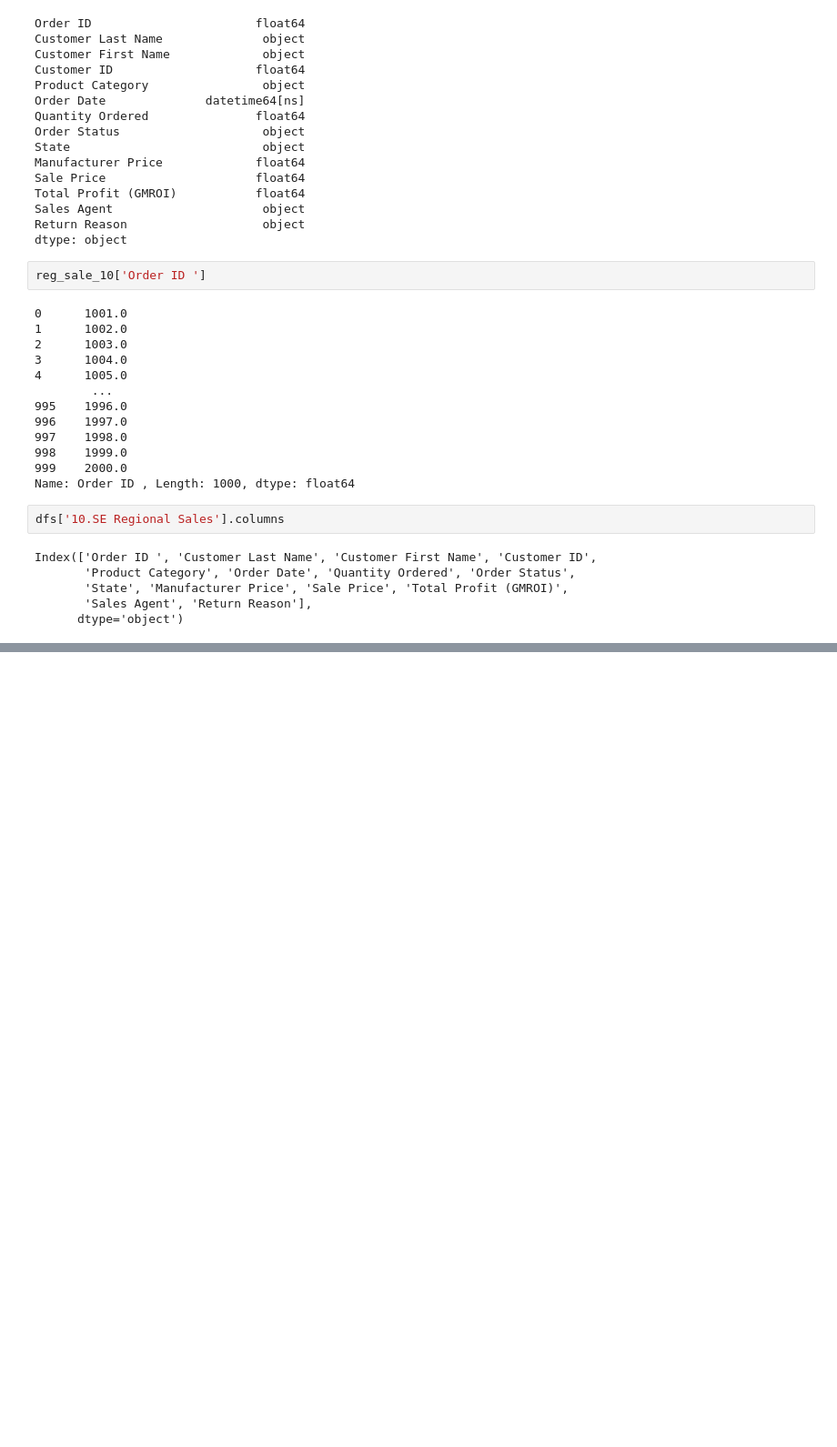
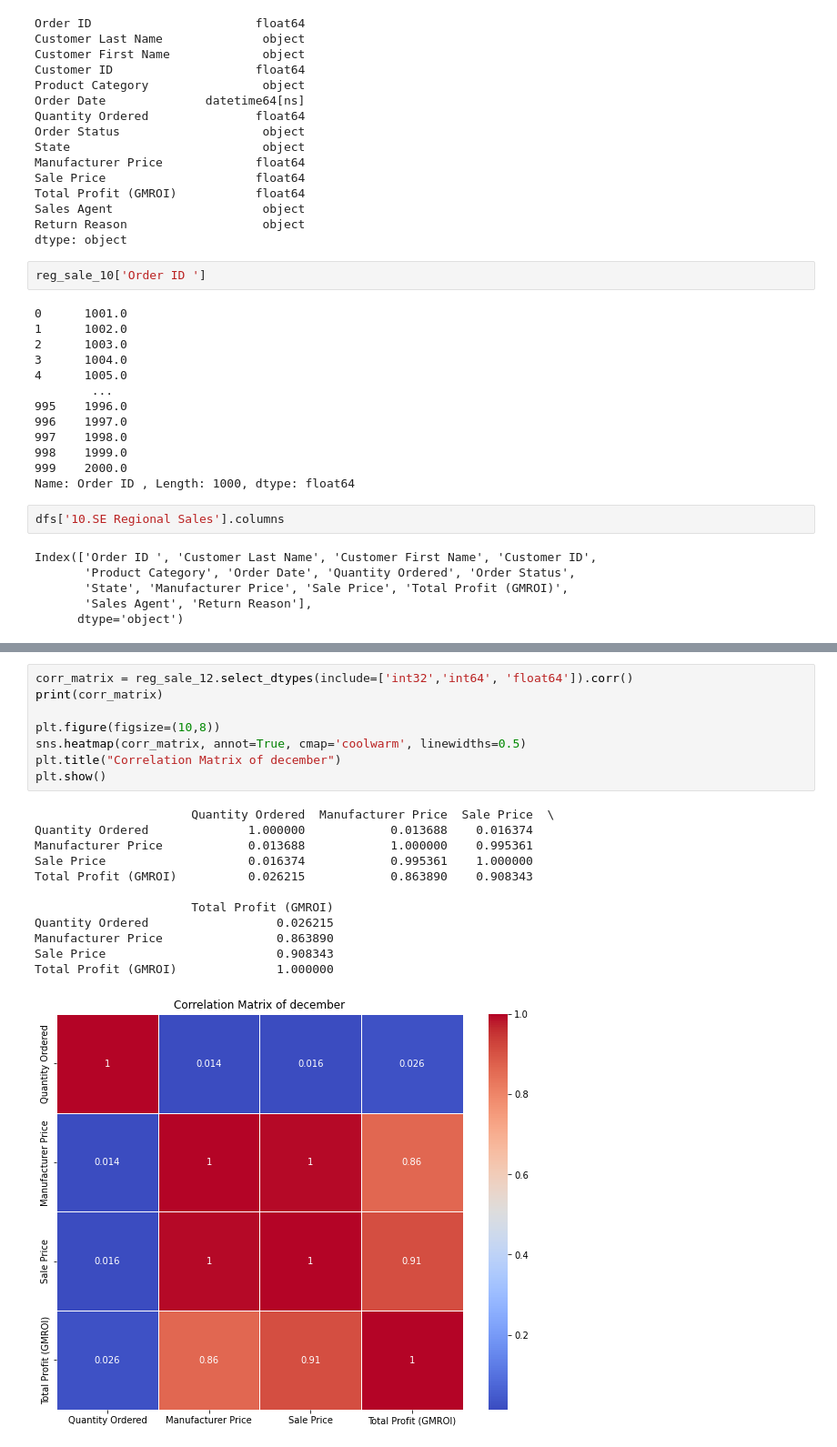
Before and after one commit to ngnquanq/aiesec_da, a Jupyter notebook: notebooks/eda.ipynb, the cells around one changed output, grey strips where cells are left out. Shown at 91% size. Saved outputs shown, nothing was run; the diff lists cells and outputs as text; blank space fills up the shorter version.

```diff
--- a/notebooks/eda.ipynb
+++ b/notebooks/eda.ipynb
@@ -243,0 +433,21 @@ KeyError: 'Order ID'
+# %%
+corr_matrix = reg_sale_12.select_dtypes(include=['int32','int64', 'float64']).corr()
+print(corr_matrix)
+
+plt.figure(figsize=(10,8))
+sns.heatmap(corr_matrix, annot=True, cmap='coolwarm', linewidths=0.5)
+plt.title("Correlation Matrix of december")
+plt.show()
+# %% [output]
+                      Quantity Ordered  Manufacturer Price  Sale Price  \
+Quantity Ordered              1.000000            0.013688    0.016374
+Manufacturer Price            0.013688            1.000000    0.995361
+Sale Price                    0.016374            0.995361    1.000000
+Total Profit (GMROI)          0.026215            0.863890    0.908343
+
+                      Total Profit (GMROI)
+Quantity Ordered                  0.026215
+Manufacturer Price                0.863890
+Sale Price                        0.908343
+Total Profit (GMROI)              1.000000
+[figure, added]
```
Also changed, not shown: parts of 15 cells of this notebook, 1 other file.
